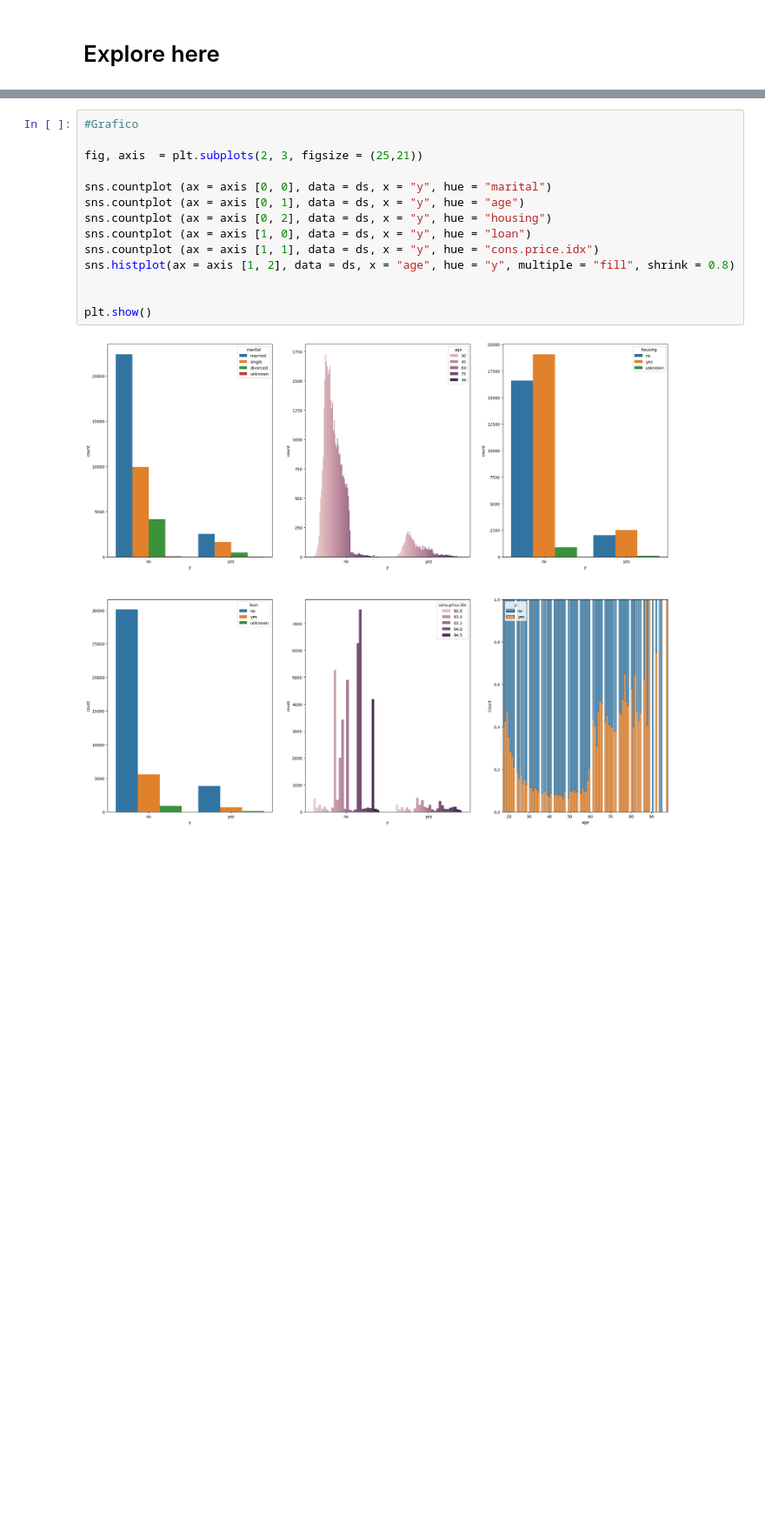
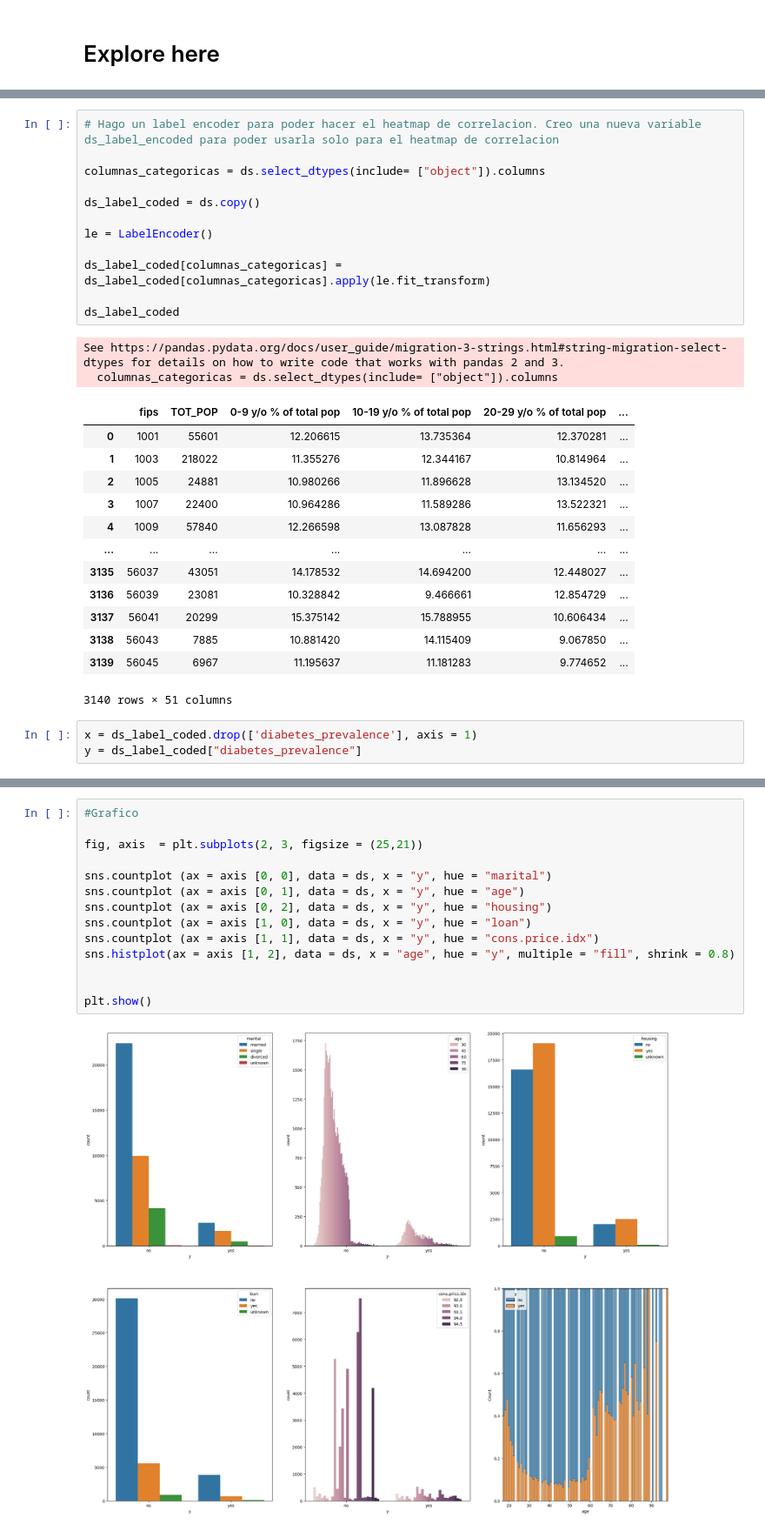
Before and after one commit to Trimboli10/regresion-lineal-trimboli-demograficos, a Jupyter notebook: src/explore.ipynb, the cells around one changed output, grey strips where cells are left out. Shown at 87% size. Drawn from its saved outputs; the diff is of its cells as text; blank space fills up the shorter version.

```diff
--- a/src/explore.ipynb
+++ b/src/explore.ipynb
@@ -69,0 +116,31 @@ memory usage: 6.6 MB
+# %%
+# Hago un label encoder para poder hacer el heatmap de correlacion. Creo una nueva variable ds_label_encoded para poder usarla solo para el heatmap de correlacion
+
+columnas_categoricas = ds.select_dtypes(include= ["object"]).columns
+
+ds_label_coded = ds.copy()
+
+le = LabelEncoder()
+
+ds_label_coded[columnas_categoricas] = ds_label_coded[columnas_categoricas].apply(le.fit_transform)
+
+ds_label_coded
+# %% [output]
+See https://pandas.pydata.org/docs/user_guide/migration-3-strings.html#string-migration-select-dtypes for details on how to write code that works with pandas 2 and 3.
+  columnas_categoricas = ds.select_dtypes(include= ["object"]).columns
+|  | fips | TOT_POP | 0-9 y/o % of total pop | 10-19 y/o % of total pop | 20-29 y/o % of total pop | ... |
+| 0 | 1001 | 55601 | 12.206615 | 13.735364 | 12.370281 | ... |
+| 1 | 1003 | 218022 | 11.355276 | 12.344167 | 10.814964 | ... |
+| 2 | 1005 | 24881 | 10.980266 | 11.896628 | 13.134520 | ... |
+| 3 | 1007 | 22400 | 10.964286 | 11.589286 | 13.522321 | ... |
+| 4 | 1009 | 57840 | 12.266598 | 13.087828 | 11.656293 | ... |
+| ... | ... | ... | ... | ... | ... | ... |
+| 3135 | 56037 | 43051 | 14.178532 | 14.694200 | 12.448027 | ... |
+| 3136 | 56039 | 23081 | 10.328842 | 9.466661 | 12.854729 | ... |
+| 3137 | 56041 | 20299 | 15.375142 | 15.788955 | 10.606434 | ... |
+| 3138 | 56043 | 7885 | 10.881420 | 14.115409 | 9.067850 | ... |
+| 3139 | 56045 | 6967 | 11.195637 | 11.181283 | 9.774652 | ... |
+3140 rows × 51 columns
+# %%
+x = ds_label_coded.drop(['diabetes_prevalence'], axis = 1)
+y = ds_label_coded["diabetes_prevalence"]
```
Also changed, not shown: parts of 11 cells of this notebook.
